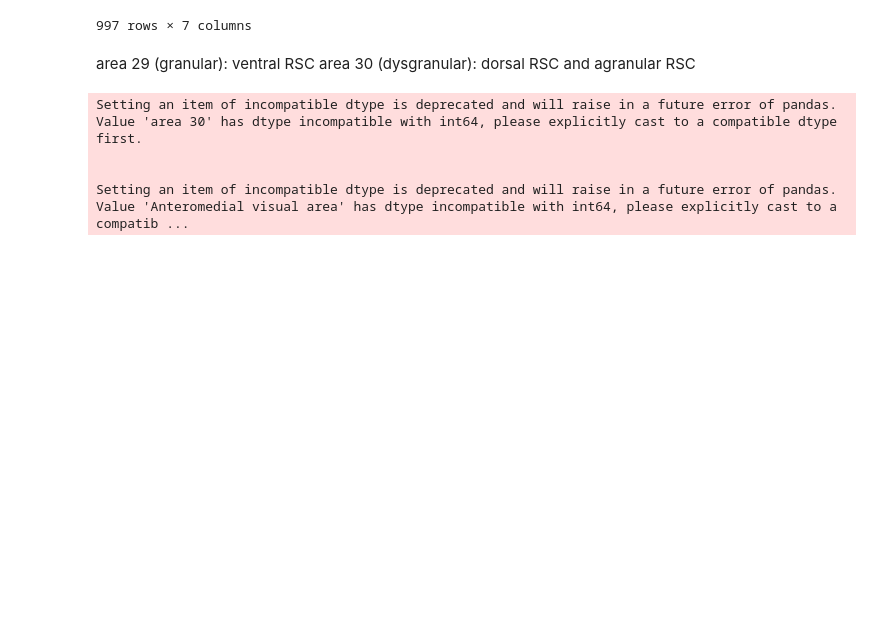
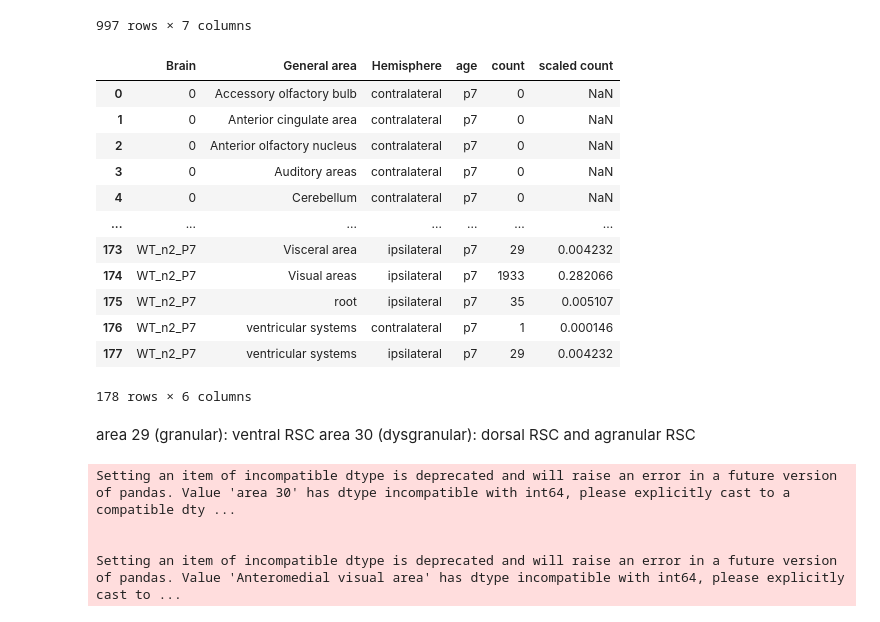
Before and after one commit to Pleasegivemeamango/nutil_data_analysis, a Jupyter notebook: S1_injections.ipynb, the cells around one changed output. Cells and saved outputs as stored; diff of their text form; code cells hidden in the pictures; blank space fills up the shorter version.

Commit message:
Change S1 injection to have points that make sense

```diff
--- a/S1_injections.ipynb
+++ b/S1_injections.ipynb
@@ -268,4 +337,63 @@ big_file_S1_injections_long
 | Medulla | 0 | 0 | Medulla | contralateral | 0 | 0.000000 | p7 |
 | Cerebellum | 0 | 0 | Cerebellum | contralateral | 0 | 0.000000 | p7 |
 997 rows × 7 columns
+# %%
+# make a file with only general regions counts which are then scaled to the total count of the brain
+general_areas_file = pd.DataFrame(
+    columns=[
+        "Brain",
+        "General area",
+        "Hemisphere",
+        "count",
+        "scaled count",
+        "age",
+    ]
+)
+totals = pd.DataFrame(columns=["Brain", "total"])
+for index, row in big_file_S1_injections_long.iterrows():
+    general_area = row["General area"]
+    hemisphere = row["Hemisphere"]
+    age = row["age"]
+    name = row["Brain"]
+    amount = row["count"]
+
+    if name not in totals["Brain"].values:
+        totals.loc[name] = [name, amount]
+    else:
+        totals.loc[name, "total"] += amount
+# %%
+df_filtered = big_file_S1_injections_long[
+    ["Brain", "age", "count", "Hemisphere", "General area"]
+]
+
+# Step 2: Group by the relevant identifiers and sum the count per group
+df_grouped = df_filtered.groupby(
+    ["Brain", "General area", "Hemisphere", "age"], as_index=False
+)["count"].sum()
+
+# add scaled column with 0
+df_grouped["scaled count"] = 0
+
+# scale the counts
+for index, row in df_grouped.iterrows():
+    brain_name = row["Brain"]
+    count = row["count"]
+    total_count = totals.loc[totals["Brain"] == brain_name, "total"].values[0]
+    scaled_count = 1 / total_count * count
+    df_grouped.loc[index, "scaled count"] = scaled_count
+df_grouped
+# %% [output]
+|  | Brain | General area | Hemisphere | age | count | scaled count |
+| 0 | 0 | Accessory olfactory bulb | contralateral | p7 | 0 | NaN |
+| 1 | 0 | Anterior cingulate area | contralateral | p7 | 0 | NaN |
+| 2 | 0 | Anterior olfactory nucleus | contralateral | p7 | 0 | NaN |
+| 3 | 0 | Auditory areas | contralateral | p7 | 0 | NaN |
+| 4 | 0 | Cerebellum | contralateral | p7 | 0 | NaN |
+| ... | ... | ... | ... | ... | ... | ... |
+| 173 | WT_n2_P7 | Visceral area | ipsilateral | p7 | 29 | 0.004232 |
+| 174 | WT_n2_P7 | Visual areas | ipsilateral | p7 | 1933 | 0.282066 |
+| 175 | WT_n2_P7 | root | ipsilateral | p7 | 35 | 0.005107 |
+| 176 | WT_n2_P7 | ventricular systems | contralateral | p7 | 1 | 0.000146 |
+| 177 | WT_n2_P7 | ventricular systems | ipsilateral | p7 | 29 | 0.004232 |
+178 rows × 6 columns
 # %%
@@ -371,10 +583,14 @@ def specific_interests(big_file_long, area_name, data_frame_name):
 area 29 (granular): ventral RSC
 area 30 (dysgranular): dorsal RSC and agranular RSC
 # %%
-Retrosplenial_areas = specific_interests(big_file_S1_injections_long, "Retrosplenial area", "Retrosplenial_areas")
-Visual_areas = specific_interests(big_file_S1_injections_long, "Visual areas", "Visual_areas")
+Retrosplenial_areas = specific_interests(
+    big_file_S1_injections_long, "Retrosplenial area", "Retrosplenial_areas"
+)
+Visual_areas = specific_interests(
+    big_file_S1_injections_long, "Visual areas", "Visual_areas"
+)
 # %% [output]
-Setting an item of incompatible dtype is deprecated and will raise in a future error of pandas. Value 'area 30' has dtype incompatible with int64, please explicitly cast to a compatible dtype first.
+Setting an item of incompatible dtype is deprecated and will raise an error in a future version of pandas. Value 'area 30' has dtype incompatible with int64, please explicitly cast to a compatible dty ...
 
 
-Setting an item of incompatible dtype is deprecated and will raise in a future error of pandas. Value 'Anteromedial visual area' has dtype incompatible with int64, please explicitly cast to a compatib ...
+Setting an item of incompatible dtype is deprecated and will raise an error in a future version of pandas. Value 'Anteromedial visual area' has dtype incompatible with int64, please explicitly cast to ...
```
Also changed, not shown: parts of 24 cells of this notebook, 2 other files.
